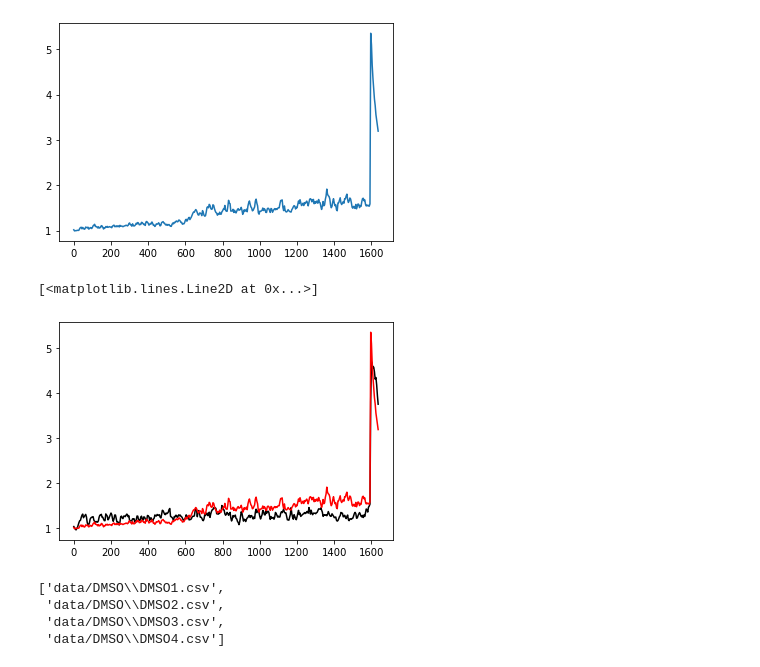
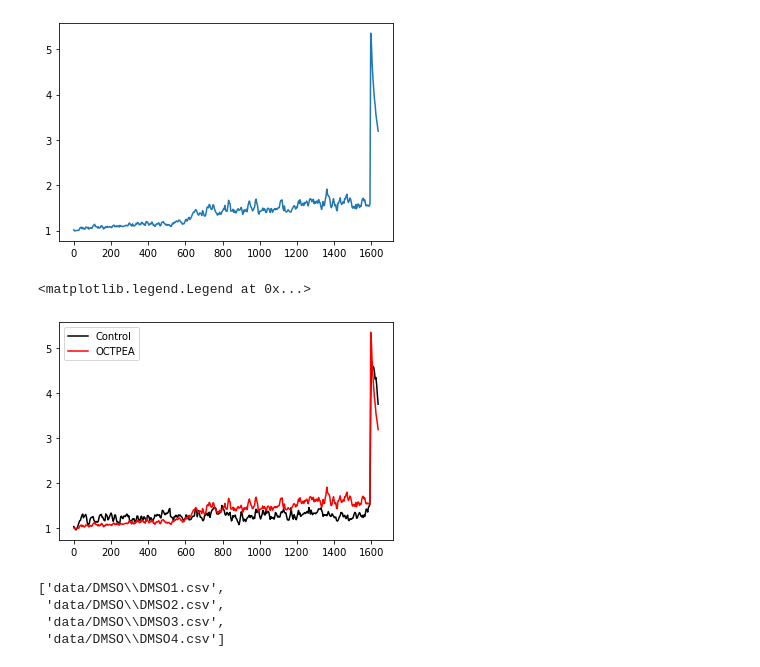
Before and after one commit to sarahigarza/Vollum_Python_ClassProj, a Jupyter notebook: live imaging with probes analysis(base).ipynb, the cells around one changed output. Drawn from its saved outputs; the diff is of its cells as text; code cells hidden in the pictures.

```diff
--- a/live imaging with probes analysis(base).ipynb
+++ b/live imaging with probes analysis(base).ipynb
@@ -398,6 +387,13 @@ c=np.concatenate(consolidated_norm, axis=1)
 c.shape
 # %% [output]
 (410, 247)
+# %%
+DMSOpath = 'data/DMSO/' # use your path
+DMSOfiles = glob.glob(DMSOpath + "/*.csv")
+OCTPEApath= 'data/OCTPEA'
+OCTfiles= glob. glob(OCTPEApath +"/*.csv")
+CIDpath= 'data/GPR55 Inhibitior'
+CIDfiles=glob. glob(Ihibpath +"/*.csv")
 # %%
 def meanofalltrials(filelist):
     consolidated_norm= list()
@@ -421,20 +417,21 @@ plt.plot(times, ctrl)
 # %%
 #ctrl
 # %%
-p=meanofalltrials(OCTfiles)
+octpea=meanofalltrials(OCTfiles)
 frametime=4
-times= np.arange(p.shape[0])*frametime
-plt.plot(times, p)
+times= np.arange(octpea.shape[0])*frametime
+plt.plot(times, octpea)
 # %% [output]
 [<matplotlib.lines.Line2D at 0x...>]
 [figure]
 # %%
 fig, ax = plt.subplots()
-ax.plot(times, ctrl, color='black')
-ax.plot(times, p, color='red')
+ax.plot(times, ctrl, color='black', label='Control')
+ax.plot(times, octpea, color='red', label='OCTPEA')
+plt.legend()
 # %% [output]
-[<matplotlib.lines.Line2D at 0x...>]
+<matplotlib.legend.Legend at 0x...>
-[figure, old version]
+[figure, new version]
 # %%
 #finding peaks before and after UV Stimulation
 #Need to know number of conditions
```
Also changed, not shown: parts of 6 cells of this notebook.
